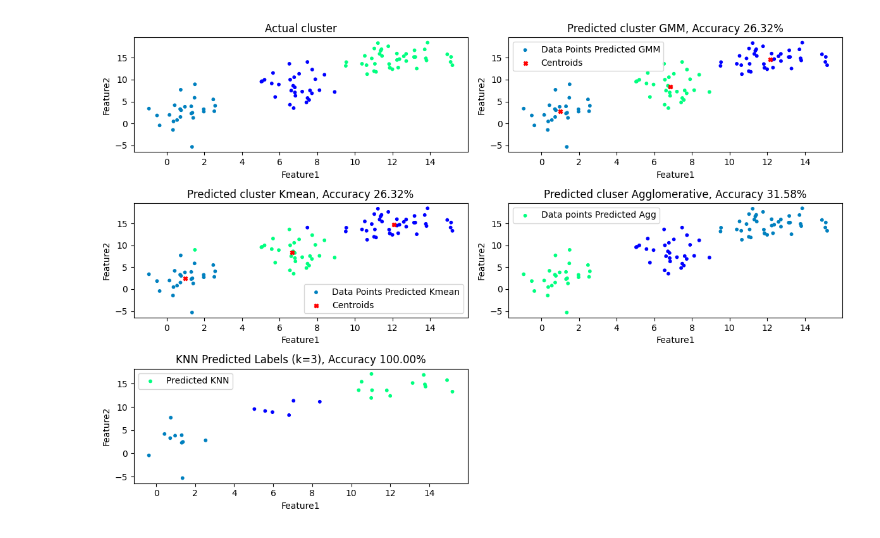
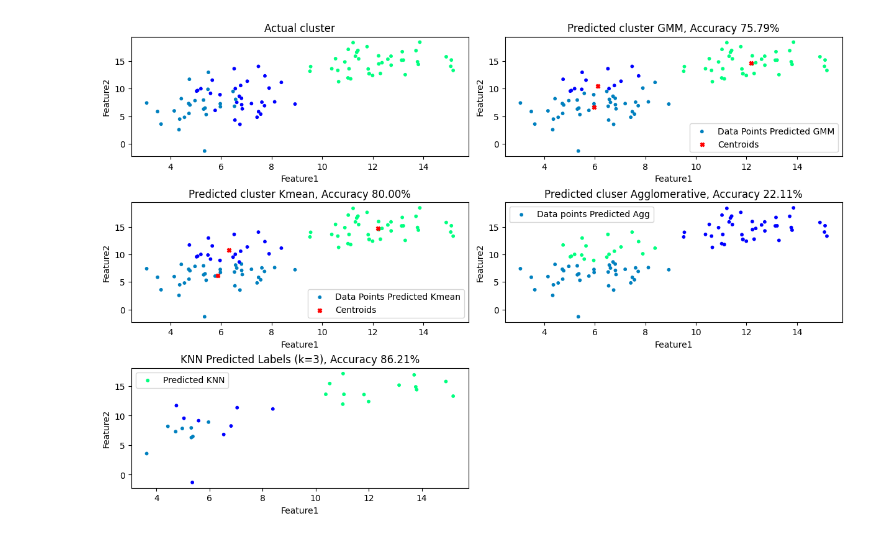
Before and after one commit to abhishekjangid/ai_ml, a Jupyter notebook: clustering_classification/clustering_techniques.ipynb, the cells around one changed output. Drawn from its saved outputs; the diff is of its cells as text; code cells hidden in the pictures.

```diff
--- a/clustering_classification/clustering_techniques.ipynb
+++ b/clustering_classification/clustering_techniques.ipynb
@@ -11,7 +11,7 @@ from sklearn.model_selection import train_test_split
 
 
 mu1, sigma1 = [7, 9], [[1, -0.5], [-0.5, 10]]
-mu2, sigma2 = [1, 3], [[1, 0.5], [0.5, 10]]
+mu2, sigma2 = [5, 7], [[1, 0.5], [0.5, 10]]
 mu3, sigma3 = [12, 15], [[2, 0.8], [0.8, 4]]
 
 # Generate synthetic data
@@ -87,32 +87,31 @@ axs[0,1].set_xlabel("Feature1")
 axs[0,1].set_ylabel("Feature2")
 axs[0,1].legend()
 
 # Scatter plot for Predicted Labels
 axs[1,0].scatter(X['Feature1'].values, X['Feature2'].values, c=y_predicted_kmeans, cmap='winter', s=10, label="Data Points Predicted Kmean")
 
 # GMM cluster centers
 axs[1,0].scatter(kmeans.cluster_centers_[:, 0], kmeans.cluster_centers_[:, 1], c='red', s=20, marker='X', label="Centroids")
 axs[1,0].set_title(f"Predicted cluster Kmean, Accuracy {accuracy_kmeans * 100:.2f}%")
 axs[1,0].set_xlabel("Feature1")
 axs[1,0].set_ylabel("Feature2")
 axs[1,0].legend()
 
 axs[1,1].scatter(X['Feature1'].values, X['Feature2'].values, c=y_predicted_agg, cmap='winter', s=10, label='Data points Predicted Agg')
 axs[1,1].set_title(f"Predicted cluser Agglomerative, Accuracy {accuracy_agg * 100:.2f}%")
 axs[1,1].set_xlabel("Feature1")
 axs[1,1].set_ylabel("Feature2")
 axs[1,1].legend()
 
 # Predicted labels
 axs[2,0].scatter(X_test['Feature1'].values, X_test['Feature2'].values, c=y_predicted_KNN, cmap='winter', s=10, label='Predicted KNN')
 axs[2,0].set_title(f"KNN Predicted Labels (k={3}), Accuracy {accuracy_knn * 100:.2f}%")
 axs[2,0].set_xlabel("Feature1")
 axs[2,0].set_ylabel("Feature2")
 axs[2,0].legend()
 
 axs[2,1].set_axis_off()
 
-fig.tight_layout()
 plt.show()
 # %% [output]
-[figure, old version]
+[figure, new version]
```
Also changed, not shown: parts of 2 cells of this notebook.
